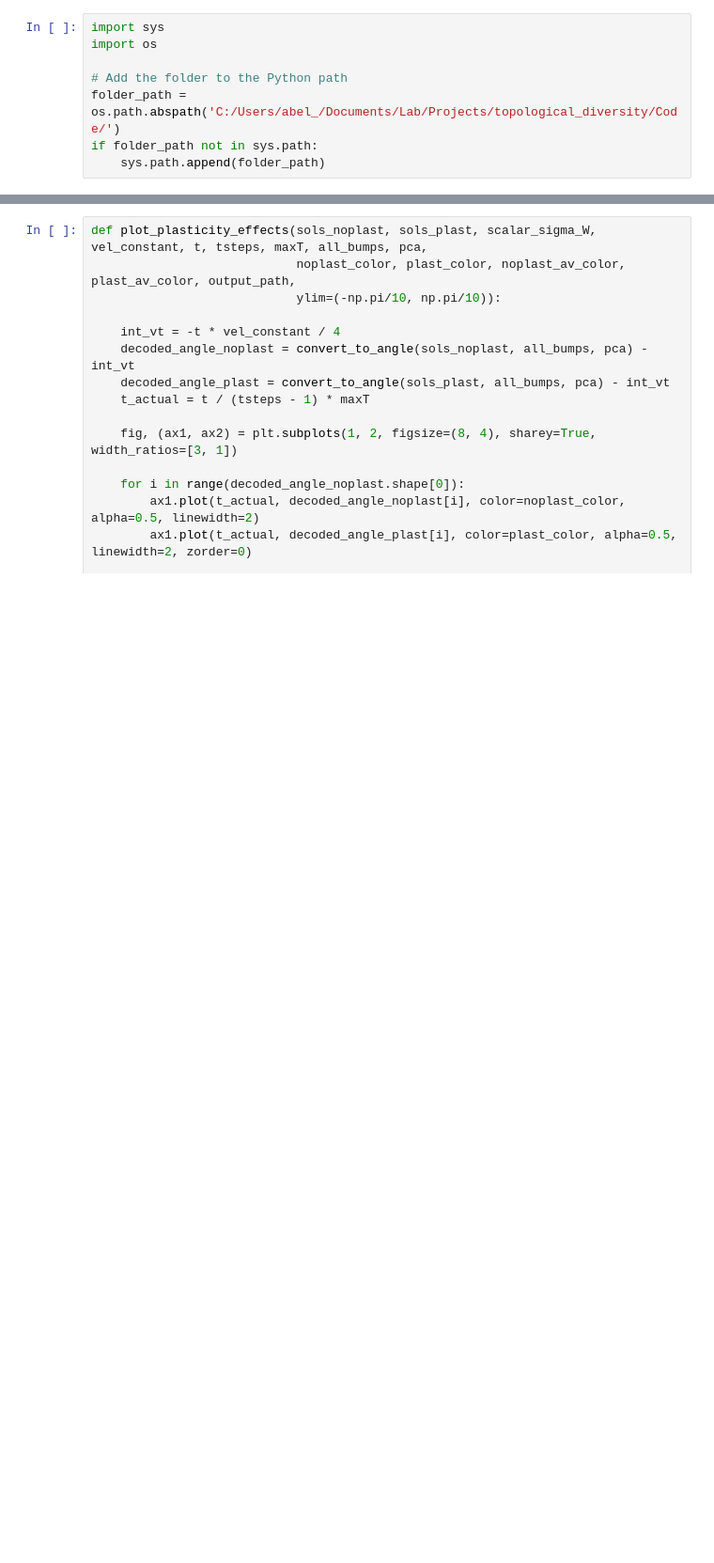
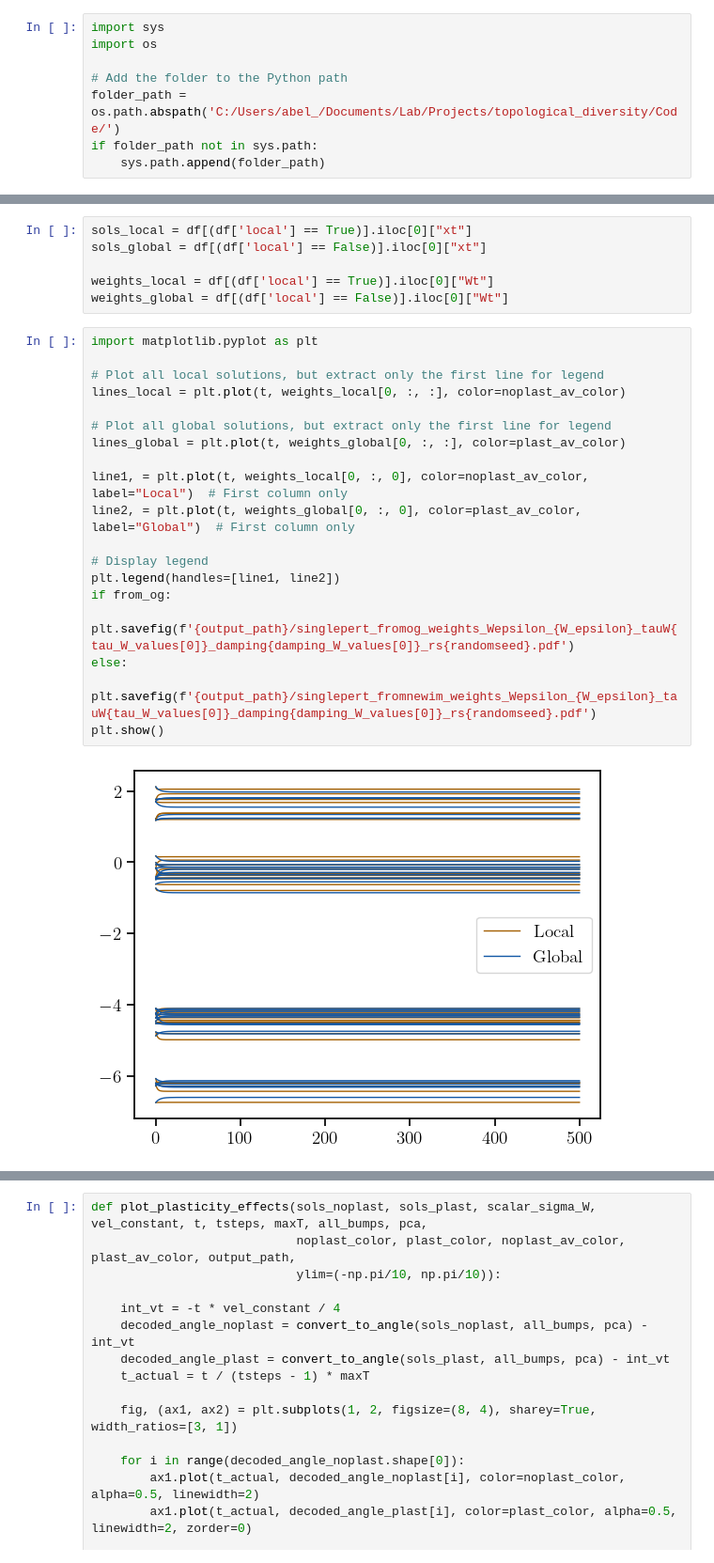
Before and after one commit to Asagodi/topological_diversity, a Jupyter notebook: Stability/homeostasis/plasticity.ipynb, the cells around one changed output, grey strips where cells are left out. Shown at 94% size. Saved outputs shown, nothing was run; the diff lists cells and outputs as text; blank space fills up the shorter version.

```diff
--- a/Stability/homeostasis/plasticity.ipynb
+++ b/Stability/homeostasis/plasticity.ipynb
@@ -202,0 +359,27 @@ KeyboardInterrupt:
+# %%
+sols_local = df[(df['local'] == True)].iloc[0]["xt"]
+sols_global = df[(df['local'] == False)].iloc[0]["xt"]
+
+weights_local = df[(df['local'] == True)].iloc[0]["Wt"]
+weights_global = df[(df['local'] == False)].iloc[0]["Wt"]
+# %%
+import matplotlib.pyplot as plt
+
+# Plot all local solutions, but extract only the first line for legend
+lines_local = plt.plot(t, weights_local[0, :, :], color=noplast_av_color)
+
+# Plot all global solutions, but extract only the first line for legend
+lines_global = plt.plot(t, weights_global[0, :, :], color=plast_av_color)
+
+line1, = plt.plot(t, weights_local[0, :, 0], color=noplast_av_color, label="Local")  # First column only
+line2, = plt.plot(t, weights_global[0, :, 0], color=plast_av_color, label="Global")  # First column only
+
+# Display legend
+plt.legend(handles=[line1, line2])
+if from_og:
+    plt.savefig(f'{output_path}/singlepert_fromog_weights_Wepsilon_{W_epsilon}_tauW{tau_W_values[0]}_damping{damping_W_values[0]}_rs{randomseed}.pdf')
+else:
+    plt.savefig(f'{output_path}/singlepert_fromnewim_weights_Wepsilon_{W_epsilon}_tauW{tau_W_values[0]}_damping{damping_W_values[0]}_rs{randomseed}.pdf')
+plt.show()
+# %% [output]
+[figure, added]
```
Also changed, not shown: parts of 23 cells of this notebook.
